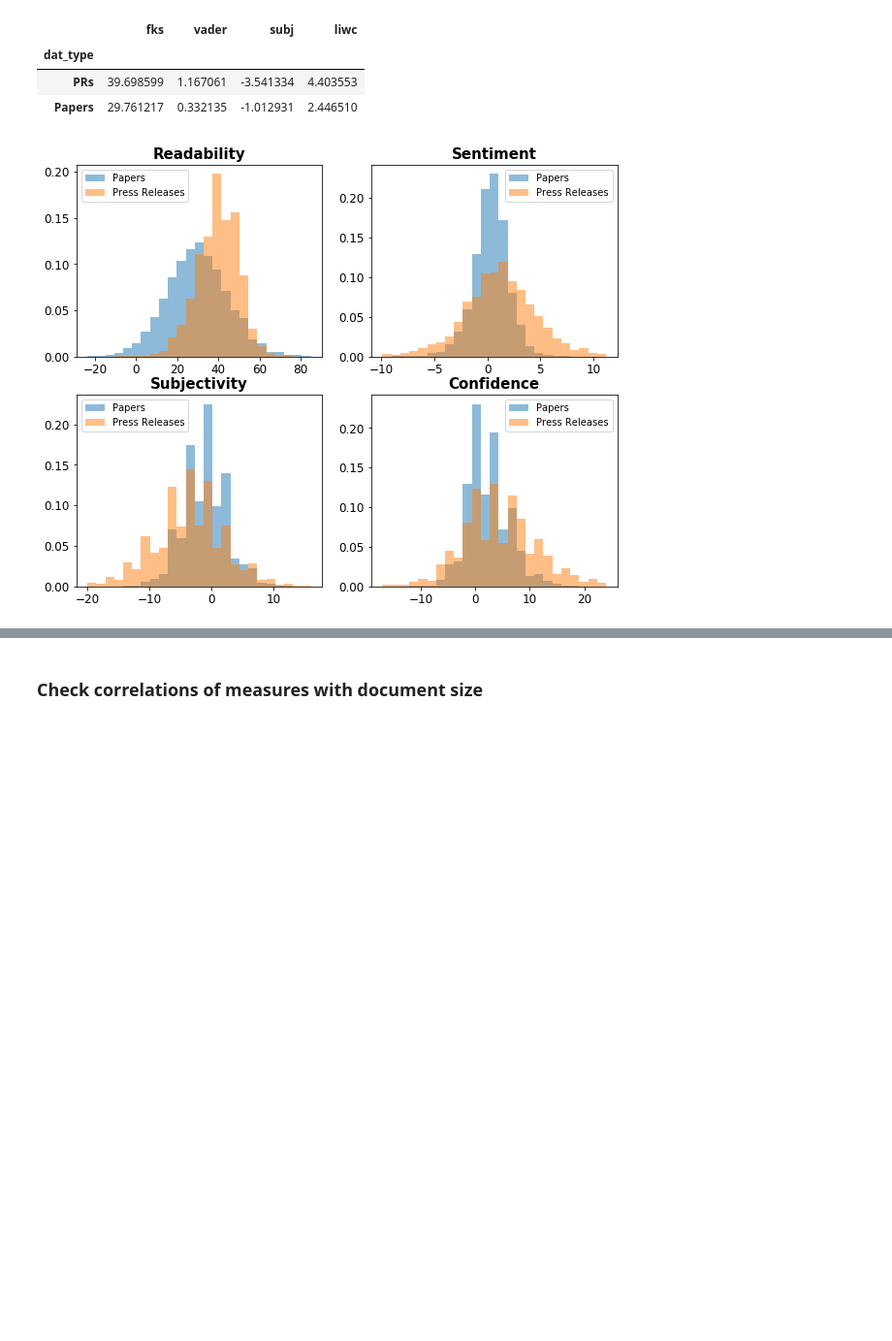
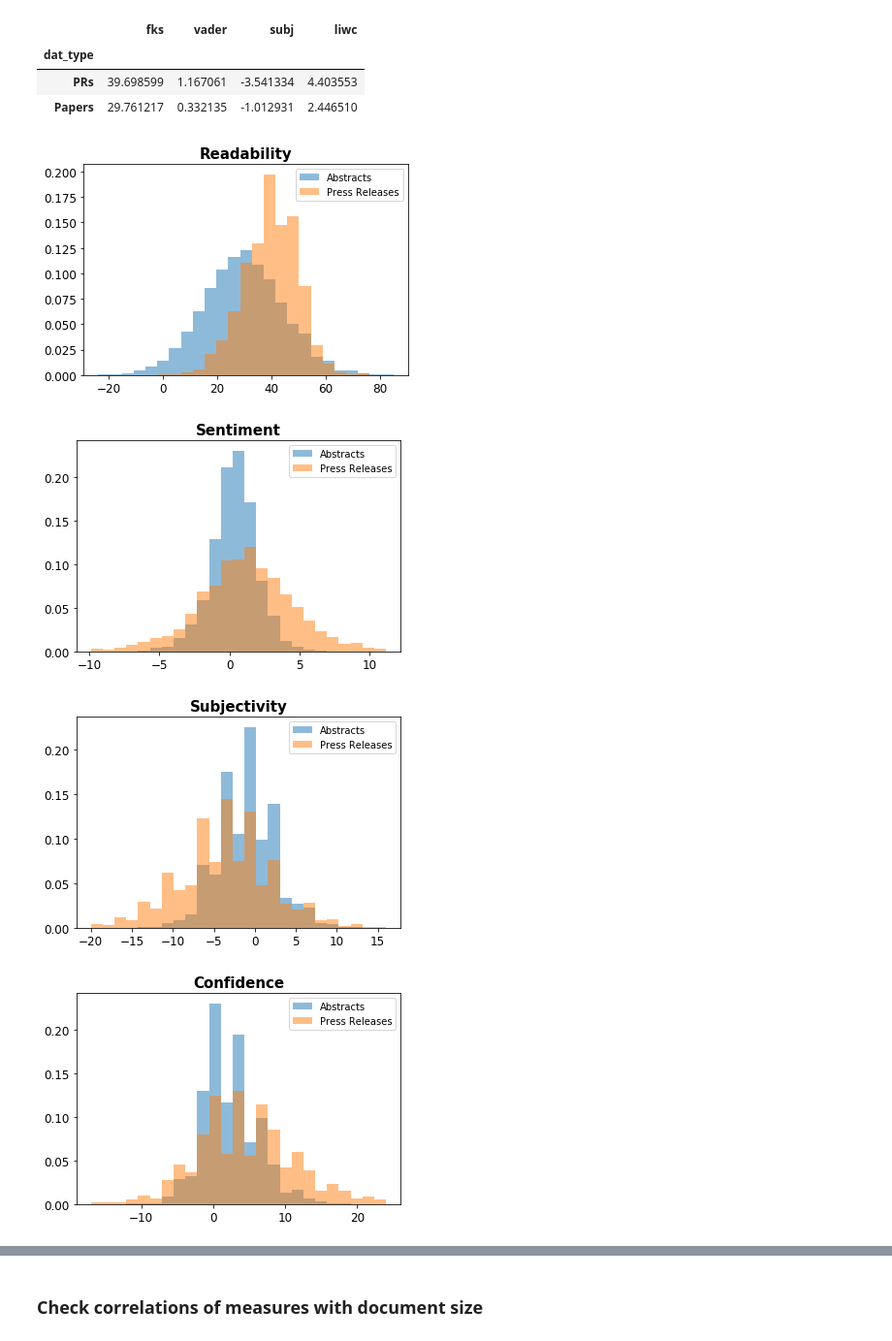
Before and after one commit to wdfox/ConfidenceScanner, a Jupyter notebook: notebooks/Analysis.ipynb, the cells around one changed output, grey strips where cells are left out. Shown at 97% size. Cells and saved outputs as stored; diff of their text form; code cells hidden in the pictures; blank space fills up the shorter version.

Commit message:
Clean ups: mostly for plotting & saving out ind plots

```diff
--- a/notebooks/Analysis.ipynb
+++ b/notebooks/Analysis.ipynb
@@ -23,7 +25,7 @@ core_metrics = ['fks', 'vader', 'subj', 'liwc']
 ### Loading
 # %%
 # Set path to load files from
-res_path = '/Users/tom/Documents/GitCode/Confidence_Scanner/scripts/results/'
+res_path = '/Users/tom/Documents/GitCode/ConfidenceScanner/scripts/results/'
 #res_path = '/Users/wdfox/Documents/GitCode/Confidence_Scanner/scripts/results/'
 # %%
 # Load files
@@ -297,6 +278,9 @@ df.groupby('dat_type')[core_metrics].mean()
 # Calculate a normalization vector to make histograms sum to one (reflect % of documents)
 paper_weights = np.ones_like(df[df.dat_type == 'Papers']['fks'])/float(len(df[df.dat_type == 'Papers']['fks']))
 pr_weights = np.ones_like(df[df.dat_type == 'PRs']['fks'])/float(len(df[df.dat_type == 'PRs']['fks']))
+
+# Collect weights together, into a dictionary
+weights = {'paper': paper_weights, 'pr': pr_weights}
 # %%
 # Create binning for each measure (so that overlaid histograms share the same binning)
 nbins = 25
@@ -304,36 +288,34 @@ _, fks_bins = np.histogram(df['fks'], nbins)
 _, vader_bins = np.histogram(df['vader'], nbins)
 _, subj_bins = np.histogram(df['subj'], nbins)
 _, liwc_bins = np.histogram(df['liwc'], nbins)
+
+# Collect bins together into a dictionary
+bins = {'fks': fks_bins, 'vader': vader_bins, 'subj': subj_bins, 'liwc': liwc_bins}
-# %%
-# Plot Settings
-alpha = 0.5
-
-fig, ax = plt.subplots(2, 2, figsize=[10, 8])
-
-ax[0, 0].hist(df[df.dat_type == 'Papers']['fks'], bins=fks_bins, weights=paper_weights, alpha=alpha, label='Papers');
-ax[0, 0].hist(df[df.dat_type == 'PRs']['fks'], bins=fks_bins, weights=pr_weights, alpha=alpha, label='Press Releases');
-ax[0, 0].set_title("Readability", fontsize=15, fontweight='bold')
-ax[0, 0].legend();
-ax[0, 0].tick_params(axis='both', which='major', labelsize=12)
-
-ax[0, 1].hist(df[df.dat_type == 'Papers']['vader'], bins=vader_bins, weights=paper_weights, alpha=alpha, label='Papers');
-ax[0, 1].hist(df[df.dat_type == 'PRs']['vader'], bins=vader_bins, weights=pr_weights, alpha=alpha, label='Press Releases');
-ax[0, 1].set_title("Sentiment", fontsize=15, fontweight='bold')
-ax[0, 1].legend();
-ax[0, 1].tick_params(axis='both', which='major', labelsize=12)
-
-ax[1, 0].hist(df[df.dat_type == 'Papers']['subj'], bins=subj_bins, weights=paper_weights, alpha=alpha, label='Papers');
-ax[1, 0].hist(df[df.dat_type == 'PRs']['subj'], bins=subj_bins, weights=pr_weights, alpha=alpha, label='Press Releases');
-ax[1, 0].set_title("Subjectivity", fontsize=15, fontweight='bold')
-ax[1, 0].legend();
-ax[1, 0].tick_params(axis='both', which='major', labelsize=12)
-
-ax[1, 1].hist(df[df.dat_type == 'Papers']['liwc'], bins=liwc_bins, weights=paper_weights, alpha=alpha, label='Papers');
-ax[1, 1].hist(df[df.dat_type == 'PRs']['liwc'], bins=liwc_bins, weights=pr_weights, alpha=alpha, label='Press Releases');
-ax[1, 1].set_title("Confidence", fontsize=15, fontweight='bold')
-ax[1, 1].legend();
-ax[1, 1].tick_params(axis='both', which='major', labelsize=12)
-
-plt.savefig('Metrics.pdf', dpi=300, bbox_inches='tight')
-# %% [output]
-[figure, removed]
+# %%
+# Define helper function for plotting
+#  Note: this function presumes some pre-processing (bins & weights as dictionaries)
+def plot_comparison(df, measure, title, bins, weights, ax=None):
+
+    if not ax:
+        fig, ax = plt.subplots()
+
+    # Plot settings
+    alpha = 0.5
+
+    # Make the plot
+    ax.hist(df[df.dat_type == 'Papers'][measure], bins=bins[measure], weights=weights['paper'], alpha=alpha, label='Abstracts');
+    ax.hist(df[df.dat_type == 'PRs'][measure], bins=bins[measure], weights=weights['pr'], alpha=alpha, label='Press Releases');
+    ax.set_title(title, fontsize=15, fontweight='bold')
+    ax.legend();
+    ax.tick_params(axis='both', which='major', labelsize=12)
+# %%
+# Plot each figure separately
+for meas, title in zip(['fks', 'vader', 'subj', 'liwc'],
+                       ['Readability', 'Sentiment', 'Subjectivity', 'Confidence']):
+    plot_comparison(df, meas, title, bins, weights)
+    plt.savefig(title + '.pdf')
+# %% [output]
+[figure, added]
+[figure, added]
+[figure, added]
+[figure, added]
```
Also changed, not shown: parts of 25 cells of this notebook.
